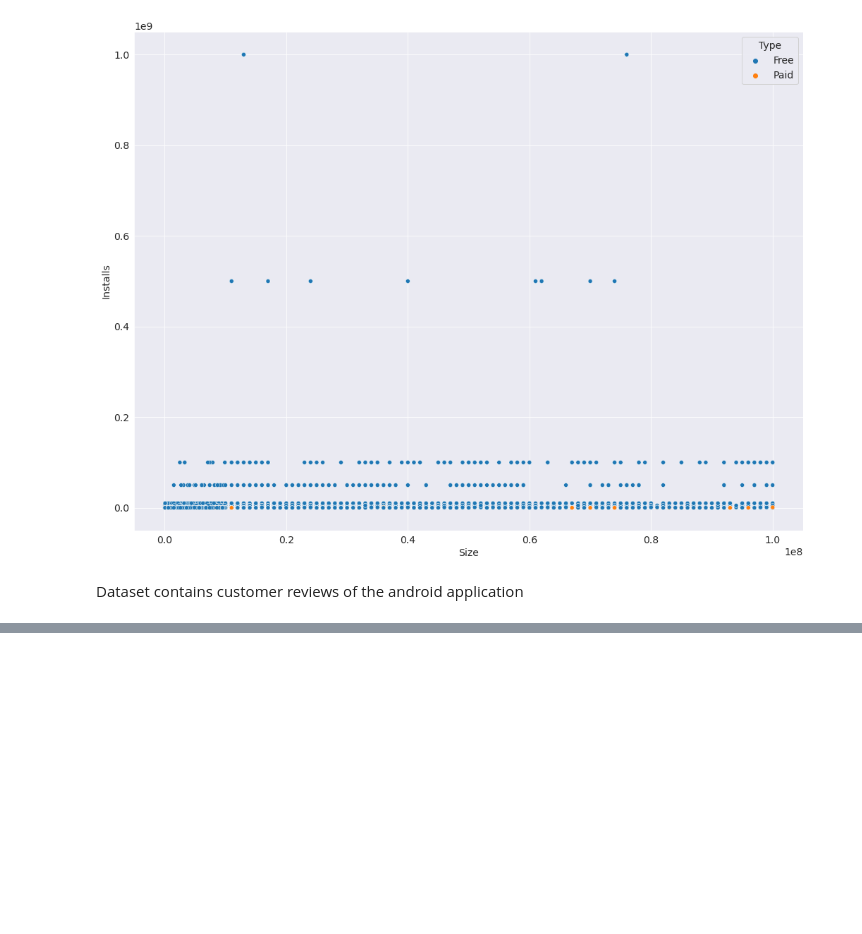
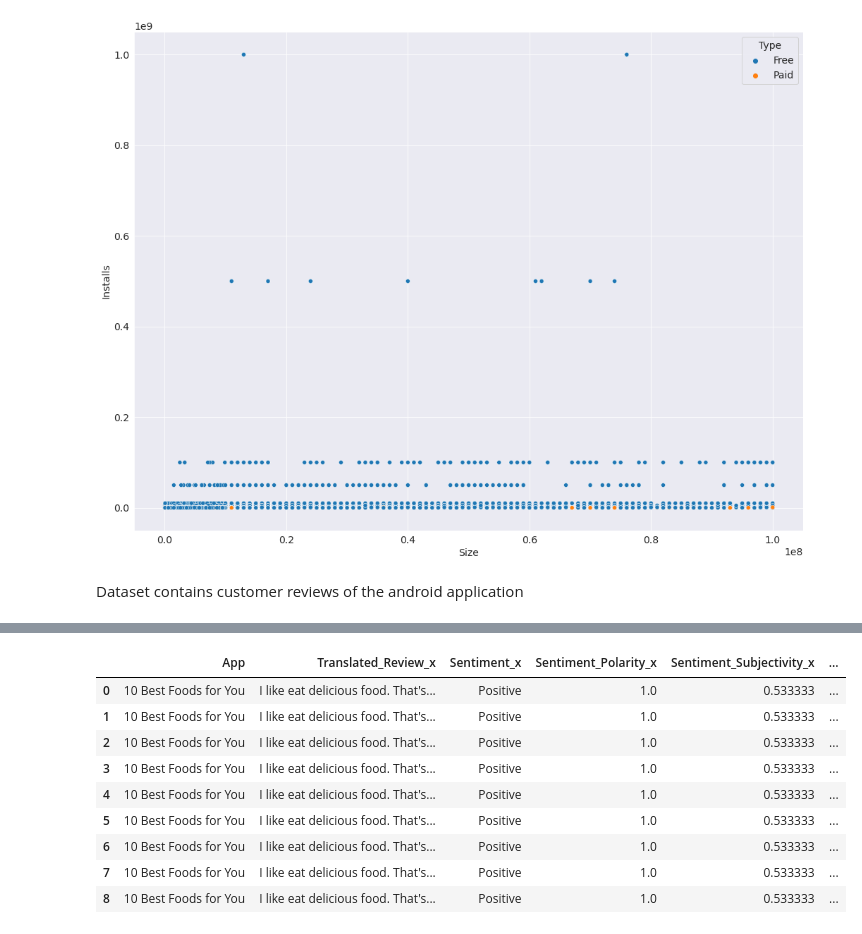
Before and after one commit to pdpranavkumar/Machine-Learning-Models, a Jupyter notebook: Play_Store_App_Review_Analysis_Pranav_Dhabale_Capstone_Project.ipynb, the cells around one changed output, grey strips where cells are left out. Drawn from its saved outputs; the diff is of its cells as text; code cells hidden in the pictures; blank space fills up the shorter version.

```diff
--- a/Play_Store_App_Review_Analysis_Pranav_Dhabale_Capstone_Project.ipynb
+++ b/Play_Store_App_Review_Analysis_Pranav_Dhabale_Capstone_Project.ipynb
@@ -637,0 +649,2 @@ play_store_df = pd.read_csv(path)
+# %%
+merged_df1 = play_store_df.merge(user_reviews_df,on='App')
@@ -637,0 +656,13 @@ play_store_df = pd.read_csv(path)
+# %%
+merged_df1.head(9)
+# %% [output]
+|  | App | Translated_Review_x | Sentiment_x | Sentiment_Polarity_x | Sentiment_Subjectivity_x | ... |
+| 0 | 10 Best Foods for You | I like eat delicious food. That's... | Positive | 1.0 | 0.533333 | ... |
+| 1 | 10 Best Foods for You | I like eat delicious food. That's... | Positive | 1.0 | 0.533333 | ... |
+| 2 | 10 Best Foods for You | I like eat delicious food. That's... | Positive | 1.0 | 0.533333 | ... |
+| 3 | 10 Best Foods for You | I like eat delicious food. That's... | Positive | 1.0 | 0.533333 | ... |
+| 4 | 10 Best Foods for You | I like eat delicious food. That's... | Positive | 1.0 | 0.533333 | ... |
+| 5 | 10 Best Foods for You | I like eat delicious food. That's... | Positive | 1.0 | 0.533333 | ... |
+| 6 | 10 Best Foods for You | I like eat delicious food. That's... | Positive | 1.0 | 0.533333 | ... |
+| 7 | 10 Best Foods for You | I like eat delicious food. That's... | Positive | 1.0 | 0.533333 | ... |
+| 8 | 10 Best Foods for You | I like eat delicious food. That's... | Positive | 1.0 | 0.533333 | ... |
```
Also changed, not shown: parts of 7 cells of this notebook.
